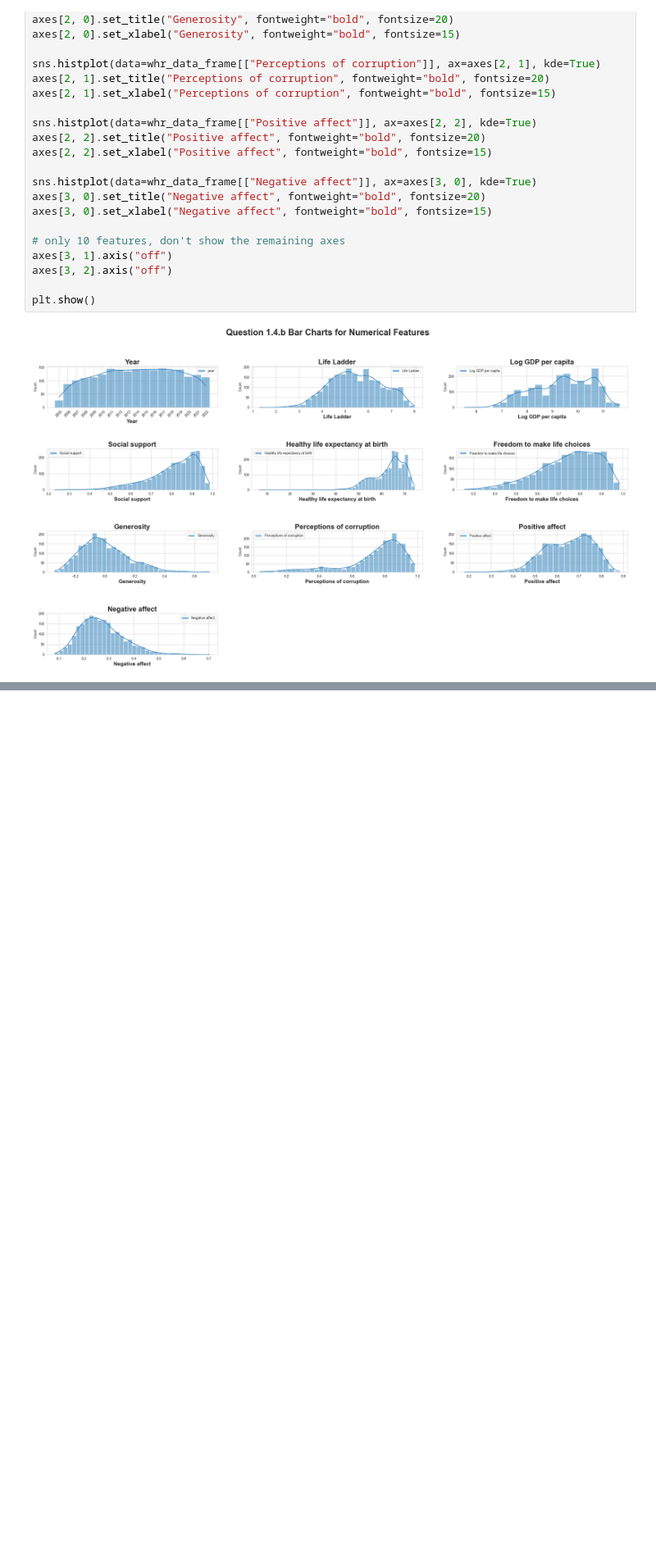
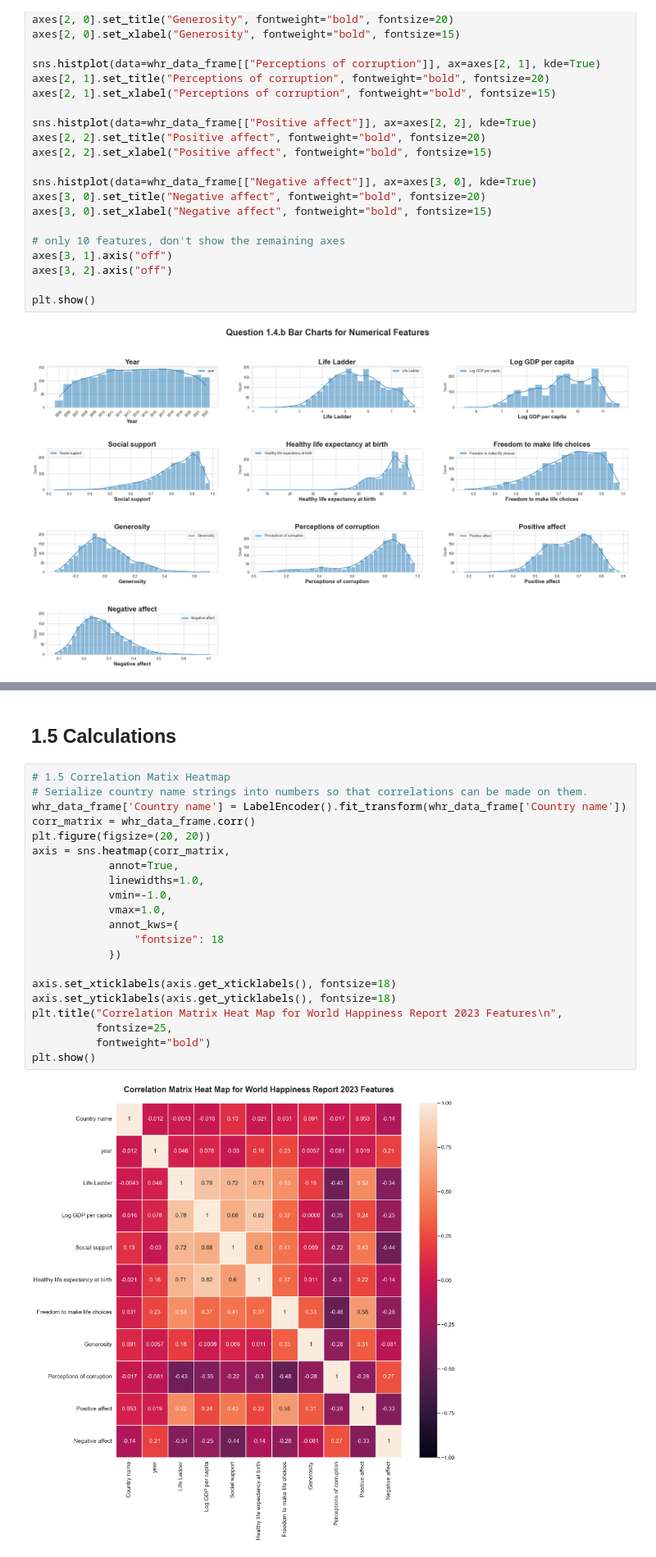
Before and after one commit to USFCA-CS663-Spring2024/happiness-jaambat, a Jupyter notebook: Happiness - Assignment 1 - CS 663 (Machine Learning).ipynb, the cells around one changed output, grey strips where cells are left out. Shown at 82% size. Drawn from its saved outputs; the diff is of its cells as text; blank space fills up the shorter version.

```diff
--- a/Happiness - Assignment 1 - CS 663 (Machine Learning).ipynb
+++ b/Happiness - Assignment 1 - CS 663 (Machine Learning).ipynb
@@ -387,0 +410,25 @@ whr_data_frame[["year"]]
+# %% [markdown]
+## 1.5 Calculations
+# %%
+# 1.5 Correlation Matix Heatmap
+# Serialize country name strings into numbers so that correlations can be made on them.
+whr_data_frame['Country name'] = LabelEncoder().fit_transform(whr_data_frame['Country name'])
+corr_matrix = whr_data_frame.corr()
+plt.figure(figsize=(20, 20))
+axis = sns.heatmap(corr_matrix,
+            annot=True,
+            linewidths=1.0,
+            vmin=-1.0,
+            vmax=1.0,
+            annot_kws={
+                "fontsize": 18
+            })
+
+axis.set_xticklabels(axis.get_xticklabels(), fontsize=18)
+axis.set_yticklabels(axis.get_yticklabels(), fontsize=18)
+plt.title("Correlation Matrix Heat Map for World Happiness Report 2023 Features\n",
+          fontsize=25,
+          fontweight="bold")
+plt.show()
+# %% [output]
+[figure, added]
```
Also changed, not shown: parts of 5 cells of this notebook, 1 other file.
